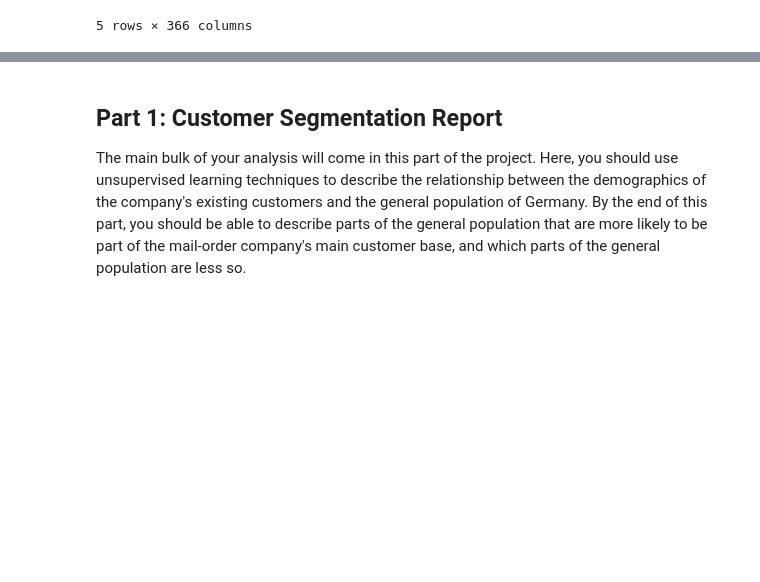
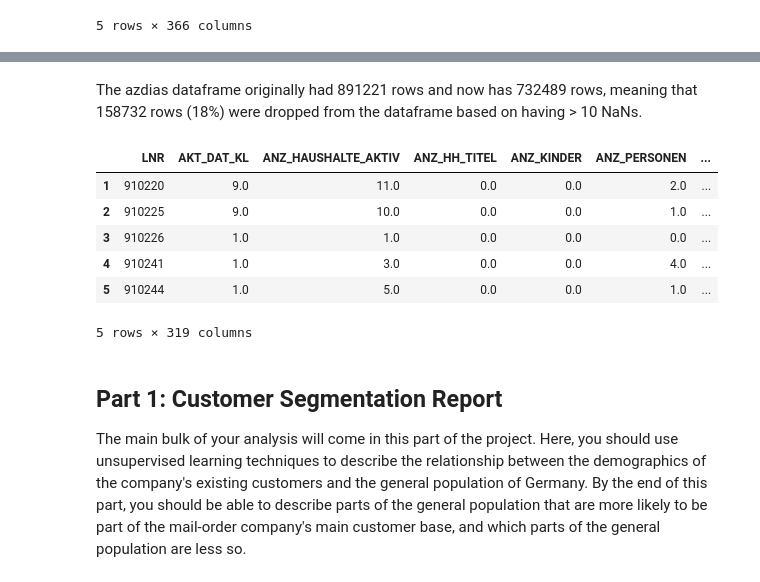
Before and after one commit to ursulahneumann/Arvato_capstone, a Jupyter notebook: Arvato_capstone.ipynb, the cells around one changed output, grey strips where cells are left out. Saved outputs shown, nothing was run; the diff lists cells and outputs as text; code cells hidden in the pictures; blank space fills up the shorter version.

```diff
--- a/Arvato_capstone.ipynb
+++ b/Arvato_capstone.ipynb
@@ -257,0 +357,12 @@ pickle.dump(unknowns, open("unknowns.pickle", "wb"))
+# %% [markdown]
+The azdias dataframe originally had 891221 rows and now has 732489 rows, meaning that 158732 rows (18%) were dropped from the dataframe based on having > 10 NaNs.
+# %%
+azdias.head()
+# %% [output]
+|  | LNR | AKT_DAT_KL | ANZ_HAUSHALTE_AKTIV | ANZ_HH_TITEL | ANZ_KINDER | ANZ_PERSONEN | ... |
+| 1 | 910220 | 9.0 | 11.0 | 0.0 | 0.0 | 2.0 | ... |
+| 2 | 910225 | 9.0 | 10.0 | 0.0 | 0.0 | 1.0 | ... |
+| 3 | 910226 | 1.0 | 1.0 | 0.0 | 0.0 | 0.0 | ... |
+| 4 | 910241 | 1.0 | 3.0 | 0.0 | 0.0 | 4.0 | ... |
+| 5 | 910244 | 1.0 | 5.0 | 0.0 | 0.0 | 1.0 | ... |
+5 rows × 319 columns
```
Also changed, not shown: parts of 13 cells of this notebook.
